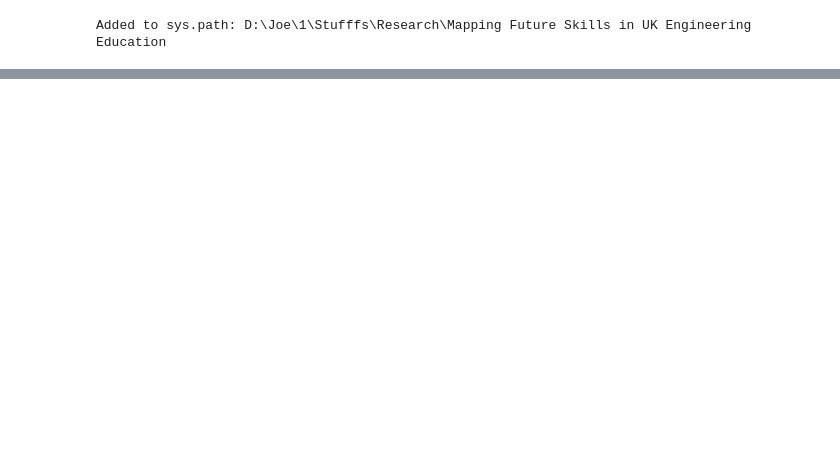
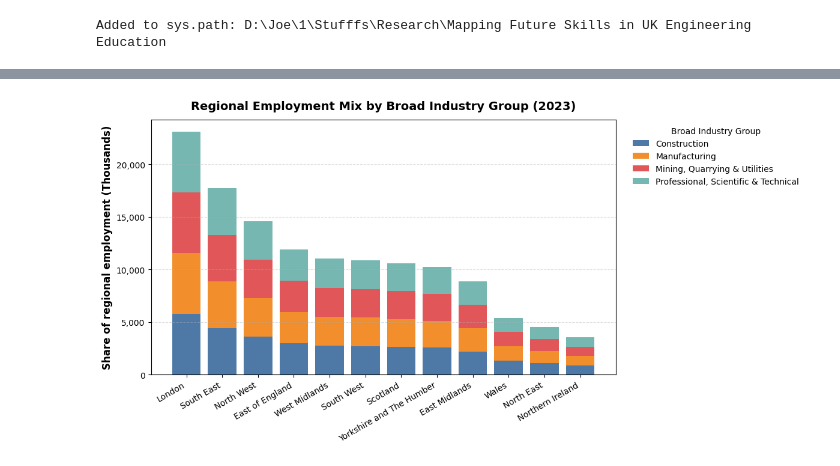
Before and after one commit to JoeUzo/Mapping-Future-Skills-in-UK-Engineering-Education, a Jupyter notebook: charts/chart-8.ipynb, the cells around one changed output, grey strips where cells are left out. Cells and saved outputs as stored; diff of their text form; code cells hidden in the pictures; blank space fills up the shorter version.

Commit message:
update chart 8

```diff
--- a/charts/chart-8.ipynb
+++ b/charts/chart-8.ipynb
@@ -24,6 +24,21 @@ def _clean_num(s):
               .replace({"*": np.nan, "-": 0, "": np.nan})
               .str.replace(",", "", regex=False)
               .pipe(pd.to_numeric, errors="coerce"))
+# %%
+def publication_rc():
+    plt.rcParams.update({
+        "figure.figsize": (12, 6),
+        "axes.titlesize": 14,
+        "axes.labelsize": 12,
+        "xtick.labelsize": 10,
+        "ytick.labelsize": 10,
+        "legend.fontsize": 10,
+        "lines.linewidth": 1.0,
+        "axes.titleweight": "bold",
+        "axes.labelweight": "bold",
+        "legend.frameon": False,
+        "font.family": "DejaVu Sans",
+    })
 # %%
 def load_table4_2023_all_regions(path_xlsx: str) -> pd.DataFrame:
     """
@@ -113,0 +200,10 @@ ImportError: Missing optional dependency 'openpyxl'.  Use pip or conda to instal
+# %%
+big_order_ = ["Construction",
+              "Manufacturing",
+              "Mining, Quarrying & Utilities",
+              "Professional, Scientific & Technical",
+             ]
+plot_mix_by_region_stacked_pct(df_2023, value_col="All_total_employment",
+                               region_order=None, big_order=big_order_, palette=None)
+# %% [output]
+[figure, added]
```
Also changed, not shown: parts of 4 cells of this notebook, 8 other files.
